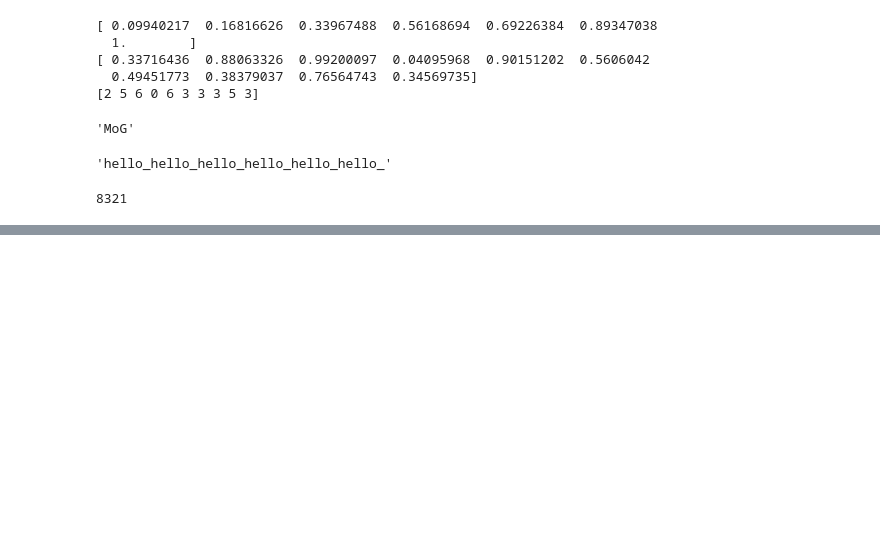
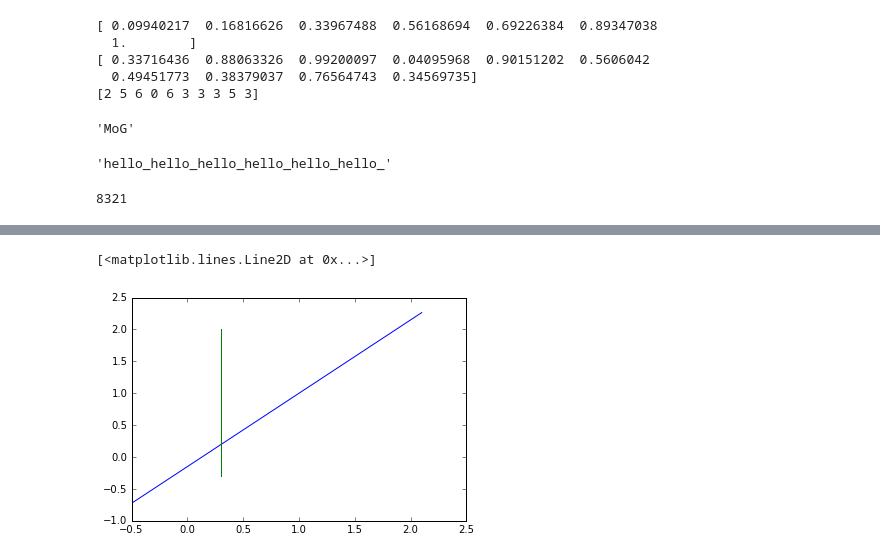
Before and after one commit to kaylanb/thesis_code, a Jupyter notebook: decals_sim/MoG.ipynb, the cells around one changed output, grey strips where cells are left out. Saved outputs shown, nothing was run; the diff lists cells and outputs as text; code cells hidden in the pictures; blank space fills up the shorter version.

```diff
--- a/decals_sim/MoG.ipynb
+++ b/decals_sim/MoG.ipynb
@@ -273,0 +295,12 @@ deep1.colnames
+# %%
+grrange = (-0.3,2.0)
+rzrange = (-0.5,2.1)
+x=np.linspace(rzrange[0],rzrange[1],num=100)
+y=np.linspace(grrange[0],grrange[1],num=100)
+x1,y1= x,1.15*x-0.15
+x2,y2= [0.3]*len(x),y
+plt.plot(x1,y1)
+plt.plot(x2,y2)
+# %% [output]
+[<matplotlib.lines.Line2D at 0x...>]
+[figure, added]
```
Also changed, not shown: parts of 4 cells of this notebook, 1 other file.
